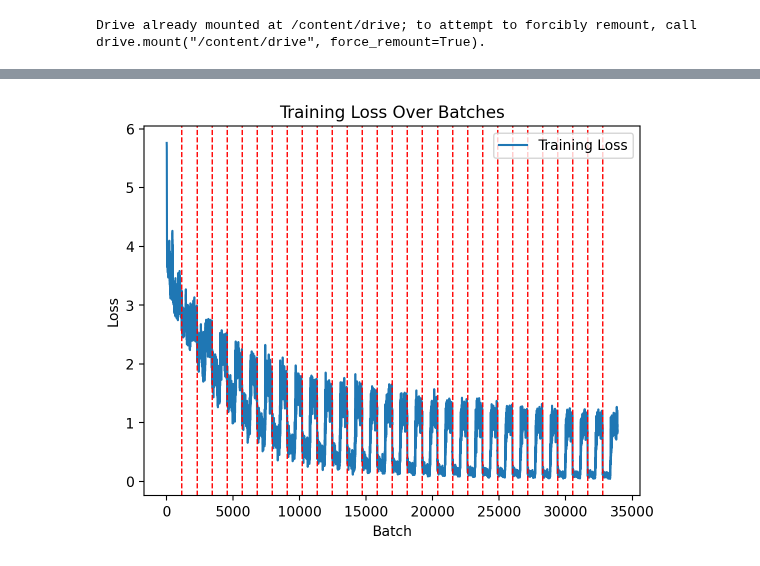
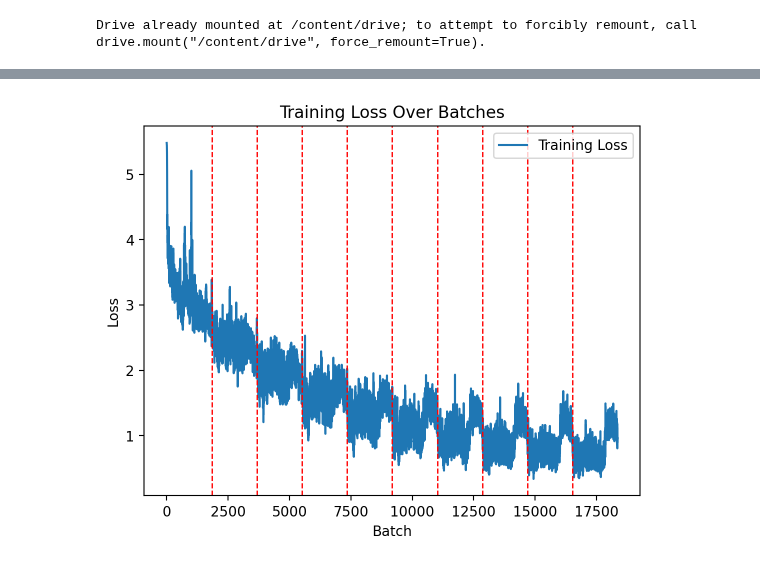
Before and after one commit to Gowthraven/Projet_M2, a Jupyter notebook: LSTM.ipynb, the cells around one changed output, grey strips where cells are left out. Cells and saved outputs as stored; diff of their text form; code cells hidden in the pictures.

```diff
--- a/LSTM.ipynb
+++ b/LSTM.ipynb
@@ -26,7 +27,7 @@ from tensorflow.keras.layers import LSTM, Dense, Embedding
 
 import matplotlib.pyplot as plt
 # %%
-melody_preprocessor = MelodyPreprocessor("/content/drive/MyDrive/data/datasetA.json", batch_size=32)
+melody_preprocessor = MelodyPreprocessor("/content/drive/MyDrive/data/dataset3A.json", batch_size=32)
 train_dataset = melody_preprocessor.create_training_dataset()
 vocab_size = melody_preprocessor.number_of_tokens_with_padding
 max_length_melody = melody_preprocessor.max_melody_length
@@ -43,7 +44,7 @@ embedding_dim = 64
 model = LSTMModel(vocab_size,embedding_dim,max_length_melody)
 model.compile(optimizer='adam', loss='categorical_crossentropy', metrics=['accuracy'])
 # %%
-epochs = 30
+epochs = 10
 iters,losses = train(train_dataset,model,epochs)
 # %% [output]
 Training the model ...
@@ -69,14 +70,14 @@ Epoch 30 Batch 1130 Loss 0.8631284236907959
 # %%
-def plot_losses(iters,losses):
+def plot_losses(iters,losses,batchs):
     plt.plot(iters,losses, label='Training Loss')
-    for i in range(1130,len(iters),1130):
+    for i in range(batchs,len(iters),batchs):
         plt.axvline(x=i, color='r', linestyle='--', linewidth=1)
     plt.xlabel('Batch')
     plt.ylabel('Loss')
     plt.title('Training Loss Over Batches')
     plt.legend()
     plt.show()
 
-plot_losses(iters,losses)
+plot_losses(iters,losses,1836)
 # %% [output]
-[figure, old version]
+[figure, new version]
```
Also changed, not shown: parts of 33 cells of this notebook.
